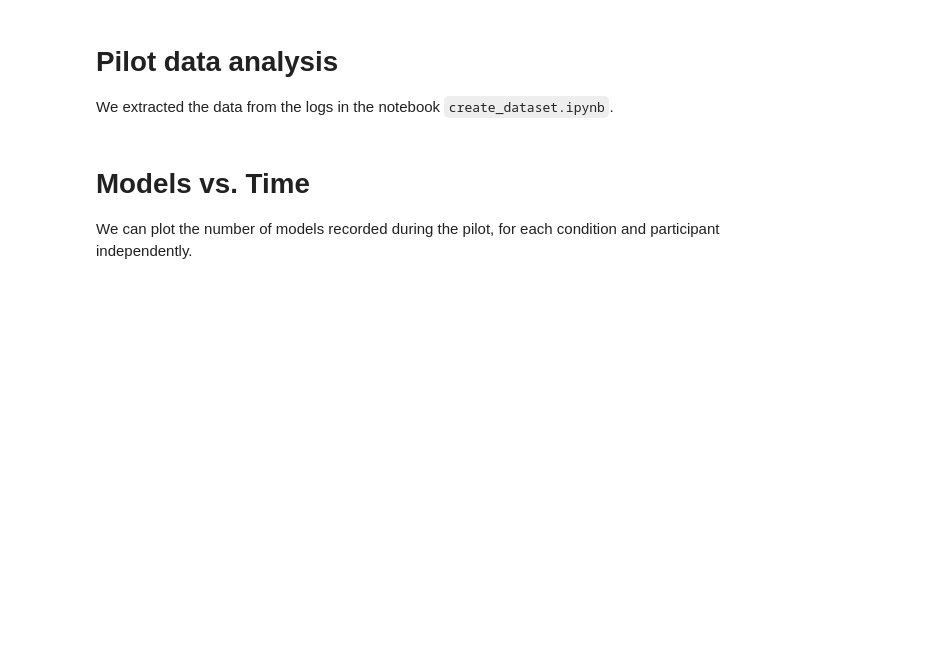
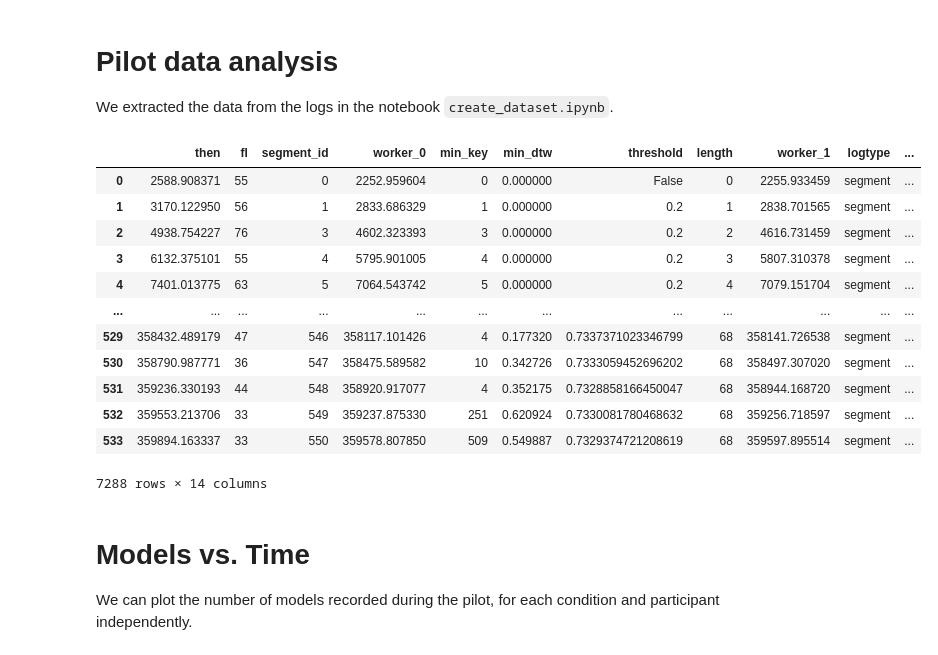
Before and after one commit to ircam-ismm/nime2022-elicitation-demo, a Jupyter notebook: notebooks/pilot_data.ipynb, the cells around one changed output. Saved outputs shown, nothing was run; the diff lists cells and outputs as text; code cells hidden in the pictures; blank space fills up the shorter version.

```diff
--- a/notebooks/pilot_data.ipynb
+++ b/notebooks/pilot_data.ipynb
@@ -6,6 +6,21 @@ We extracted the data from the logs in the notebook `create_dataset.ipynb`.
 from utils import *
 # %%
 df = pd.read_csv('pilot_1.csv', index_col=0)
+df
+# %% [output]
+|  | then | fl | segment_id | worker_0 | min_key | min_dtw | threshold | length | worker_1 | logtype | ... |
+| 0 | 2588.908371 | 55 | 0 | 2252.959604 | 0 | 0.000000 | False | 0 | 2255.933459 | segment | ... |
+| 1 | 3170.122950 | 56 | 1 | 2833.686329 | 1 | 0.000000 | 0.2 | 1 | 2838.701565 | segment | ... |
+| 2 | 4938.754227 | 76 | 3 | 4602.323393 | 3 | 0.000000 | 0.2 | 2 | 4616.731459 | segment | ... |
+| 3 | 6132.375101 | 55 | 4 | 5795.901005 | 4 | 0.000000 | 0.2 | 3 | 5807.310378 | segment | ... |
+| 4 | 7401.013775 | 63 | 5 | 7064.543742 | 5 | 0.000000 | 0.2 | 4 | 7079.151704 | segment | ... |
+| ... | ... | ... | ... | ... | ... | ... | ... | ... | ... | ... | ... |
+| 529 | 358432.489179 | 47 | 546 | 358117.101426 | 4 | 0.177320 | 0.7337371023346799 | 68 | 358141.726538 | segment | ... |
+| 530 | 358790.987771 | 36 | 547 | 358475.589582 | 10 | 0.342726 | 0.7333059452696202 | 68 | 358497.307020 | segment | ... |
+| 531 | 359236.330193 | 44 | 548 | 358920.917077 | 4 | 0.352175 | 0.7328858166450047 | 68 | 358944.168720 | segment | ... |
+| 532 | 359553.213706 | 33 | 549 | 359237.875330 | 251 | 0.620924 | 0.7330081780468632 | 68 | 359256.718597 | segment | ... |
+| 533 | 359894.163337 | 33 | 550 | 359578.807850 | 509 | 0.549887 | 0.7329374721208619 | 68 | 359597.895514 | segment | ... |
+7288 rows × 14 columns
 # %% [markdown]
 # Models vs. Time
 We can plot the number of models recorded during the pilot, for each condition and participant independently.
```
Also changed, not shown: parts of 11 cells of this notebook, 2 other files.
